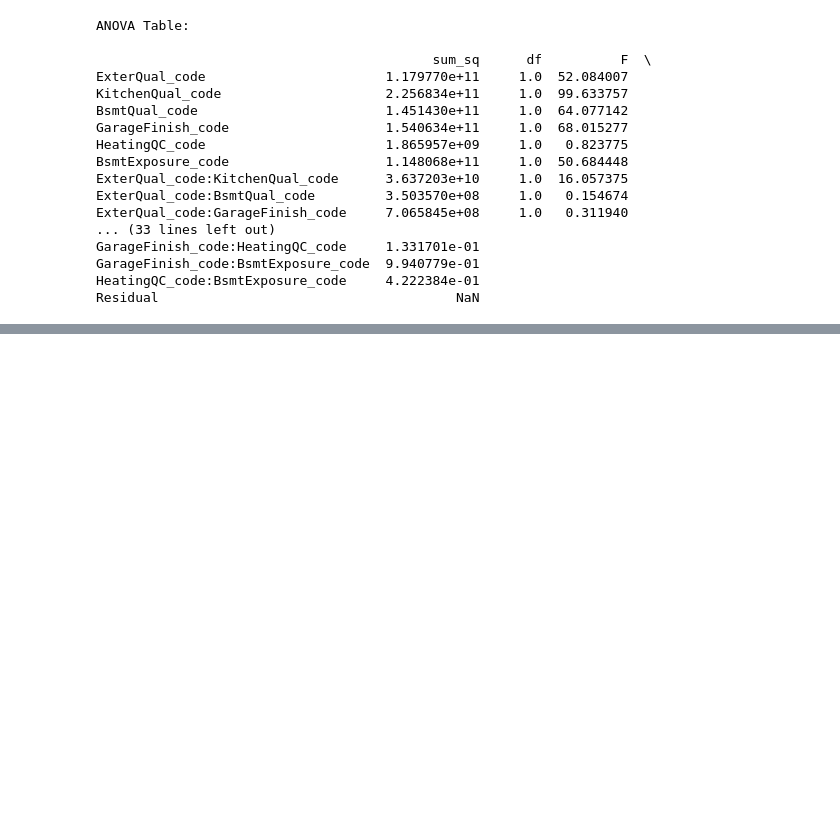
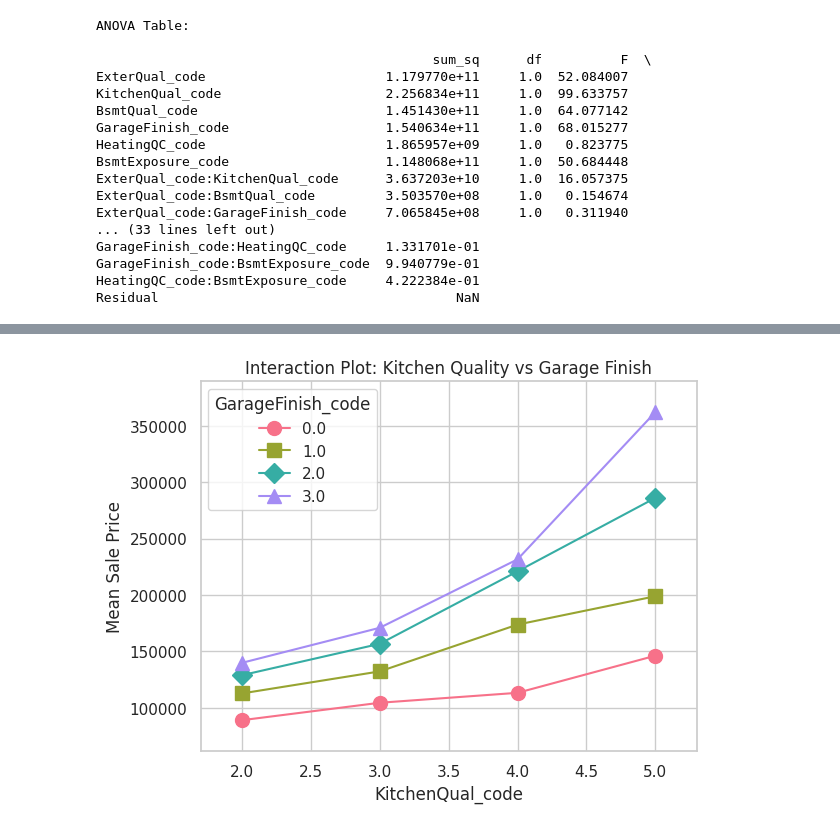
Before and after one commit to HardyUnine/House-Prices-Model, a Jupyter notebook: notebooks/2_factorial_design_anova.ipynb, the cells around one changed output, grey strips where cells are left out. Cells and saved outputs as stored; diff of their text form; code cells hidden in the pictures; blank space fills up the shorter version.

```diff
--- a/notebooks/2_factorial_design_anova.ipynb
+++ b/notebooks/2_factorial_design_anova.ipynb
@@ -76,0 +165,27 @@ plt.show()
+# %%
+from statsmodels.graphics.factorplots import interaction_plot
+
+# Get the number of unique levels in GarageFinish_code
+n_levels = df['GarageFinish_code'].nunique()
+# Generate enough markers and colors
+import itertools
+default_markers = ['o', 's', 'D', '^', 'v', '<', '>', 'p', '*', 'h', '+', 'x']
+default_colors = sns.color_palette("husl", n_levels)
+markers = list(itertools.islice(itertools.cycle(default_markers), n_levels))
+
+# Example interaction plot: Kitchen vs. Garage
+interaction_plot(
+    df['KitchenQual_code'],
+    df['GarageFinish_code'],
+    df['SalePrice'],
+    colors=default_colors,
+    markers=markers,
+    ms=10
+)
+plt.title("Interaction Plot: Kitchen Quality vs Garage Finish")
+plt.ylabel("Mean Sale Price")
+plt.xticks(rotation=0)
+plt.grid(True)
+plt.show()
+# %% [output]
+[figure, added]
```
Also changed, not shown: parts of 12 cells of this notebook.
